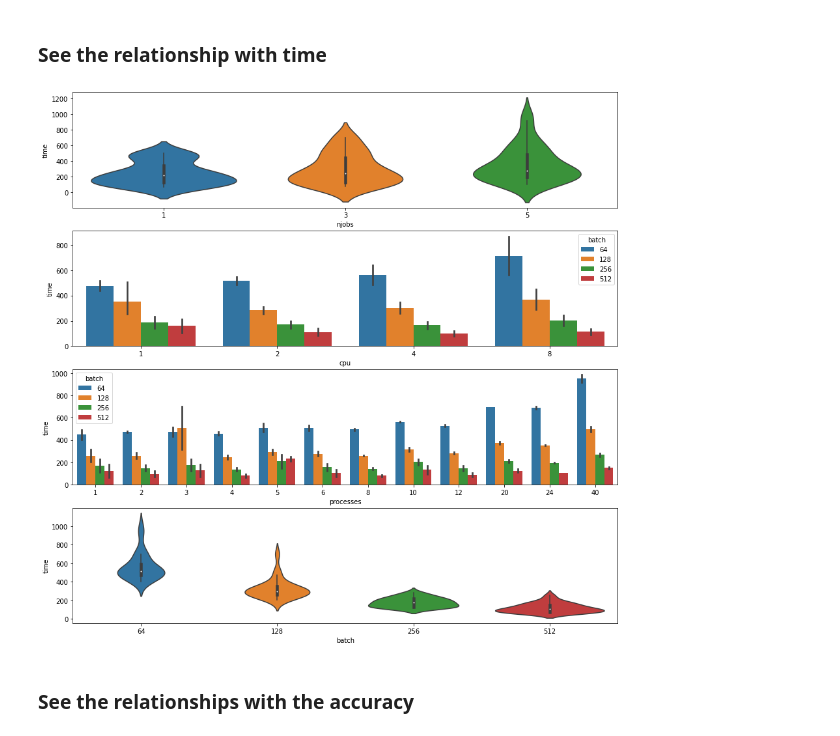
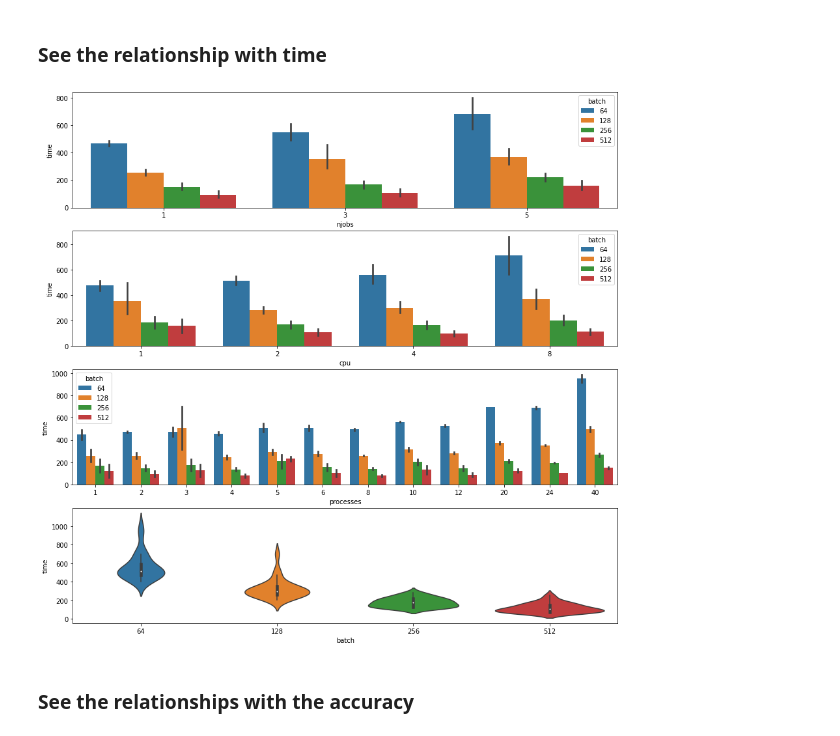
Before and after one commit to sharwinbobde/Courier-BigDL-Study, a Jupyter notebook: experiment-results.ipynb, the cells around one changed output. Cells and saved outputs as stored; diff of their text form; code cells hidden in the pictures.

```diff
--- a/experiment-results.ipynb
+++ b/experiment-results.ipynb
@@ -72,7 +72,7 @@ def split_name(exp_name: str) -> (int, int, int):
     cpu = int(parts[0].replace('cpu', '').strip())
     batch = int(parts[1].replace('batch', '').strip())
     njobs = int(parts[2].replace('njobs', '').strip())
-    network = str(parts[3])[3:] if len(parts) > 3 else 'lenet'
+    network = str(parts[3])[3:] if len(parts) > 3 else 'lenet5'
 
     return cpu, batch, njobs, network
 
@@ -335,14 +335,14 @@ load among all of the slaves.
 # %%
 fig, (ax1, ax2, ax3, ax4) = plt.subplots(4, figsize=(15,15))
 
-sns.violinplot(x='njobs', y='time', data=results_df, ax=ax1)
+sns.barplot(x='njobs', y='time', hue='batch', data=results_df, ax=ax1)
 sns.barplot(x='cpu', y='time', hue='batch', data=results_df, ax=ax2)
 
 results_df['processes'] = results_df['cpu'] * results_df['njobs']
 sns.barplot(x='processes', y='time', hue='batch',data=results_df, ax=ax3)
 sns.violinplot(x='batch', y='time', data=results_df, ax=ax4);
 # %% [output]
-[figure, old version]
+[figure, new version]
 # %% [markdown]
 ### See the relationships with the accuracy
 # %%
```
Also changed, not shown: parts of 10 cells of this notebook.
